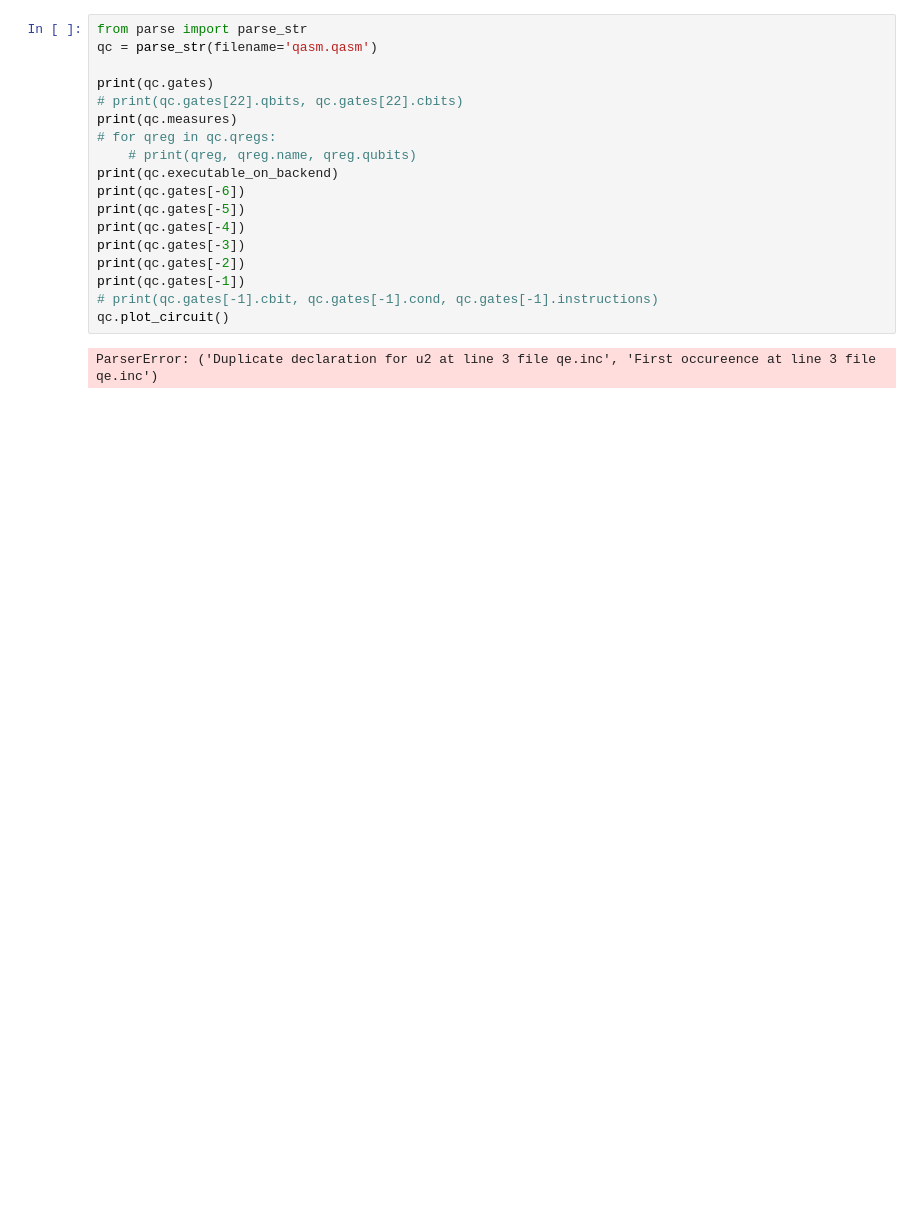
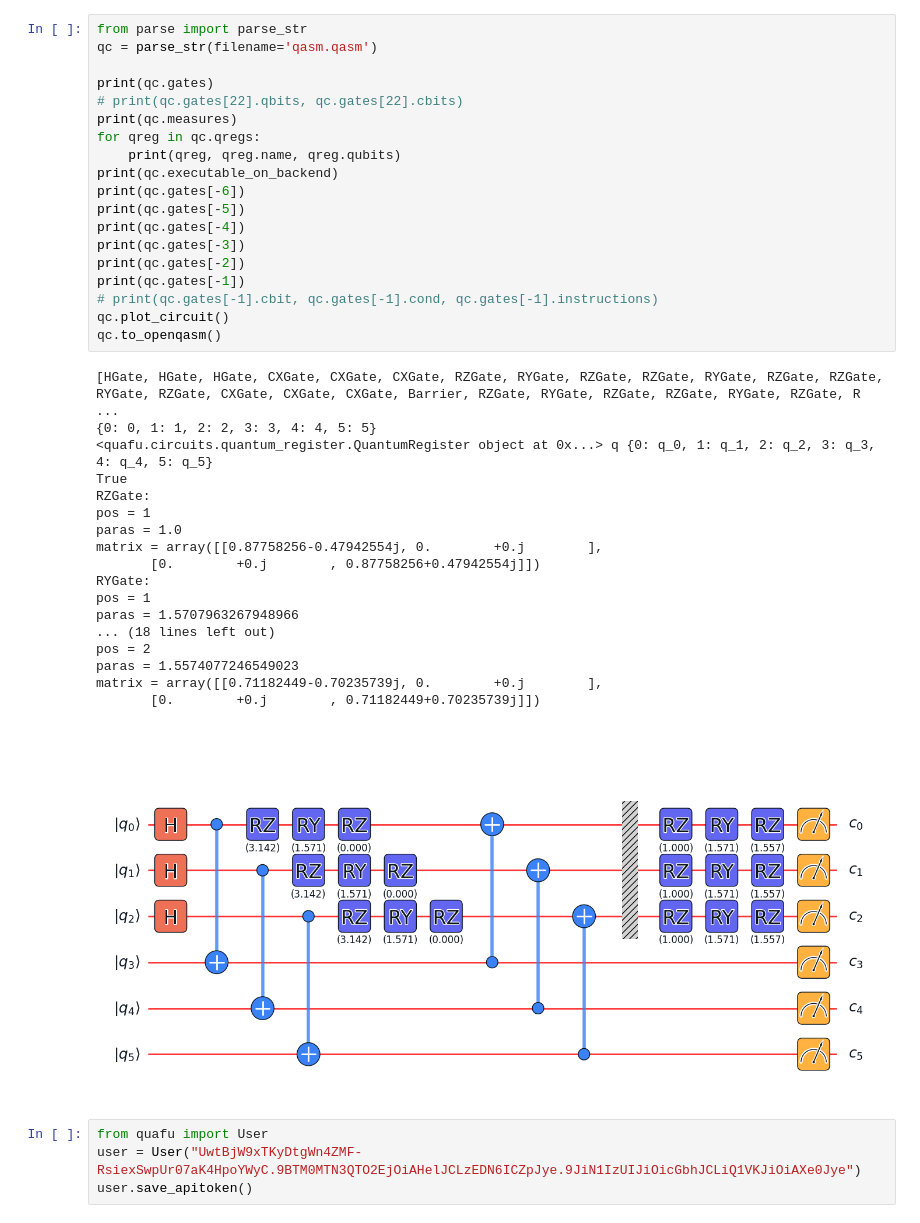
Before and after one commit to ScQ-Cloud/pyquafu, a Jupyter notebook: quafu/qfasm/test.ipynb, the cells around one changed output. Saved outputs shown, nothing was run; the diff lists cells and outputs as text; blank space fills up the shorter version.

```diff
--- a/quafu/qfasm/test.ipynb
+++ b/quafu/qfasm/test.ipynb
@@ -1,20 +1,42 @@
 # %%
 from parse import parse_str
 qc = parse_str(filename='qasm.qasm')
 
 print(qc.gates)
 # print(qc.gates[22].qbits, qc.gates[22].cbits)
 print(qc.measures)
-# for qreg in qc.qregs:
-    # print(qreg, qreg.name, qreg.qubits)
+for qreg in qc.qregs:
+    print(qreg, qreg.name, qreg.qubits)
 print(qc.executable_on_backend)
 print(qc.gates[-6])
 print(qc.gates[-5])
 print(qc.gates[-4])
 print(qc.gates[-3])
 print(qc.gates[-2])
 print(qc.gates[-1])
 # print(qc.gates[-1].cbit, qc.gates[-1].cond, qc.gates[-1].instructions)
 qc.plot_circuit()
+qc.to_openqasm()
 # %% [output]
-ParserError: ('Duplicate declaration for u2 at line 3 file qe.inc', 'First occureence at line 3 file qe.inc')
+[HGate, HGate, HGate, CXGate, CXGate, CXGate, RZGate, RYGate, RZGate, RZGate, RYGate, RZGate, RZGate, RYGate, RZGate, CXGate, CXGate, CXGate, Barrier, RZGate, RYGate, RZGate, RZGate, RYGate, RZGate, R ...
+{0: 0, 1: 1, 2: 2, 3: 3, 4: 4, 5: 5}
+<quafu.circuits.quantum_register.QuantumRegister object at 0x...> q {0: q_0, 1: q_1, 2: q_2, 3: q_3, 4: q_4, 5: q_5}
+True
+RZGate:
+pos = 1
+paras = 1.0
+matrix = array([[0.87758256-0.47942554j, 0.        +0.j        ],
+       [0.        +0.j        , 0.87758256+0.47942554j]])
+RYGate:
+pos = 1
+paras = 1.5707963267948966
+... (18 lines left out)
+pos = 2
+paras = 1.5574077246549023
+matrix = array([[0.71182449-0.70235739j, 0.        +0.j        ],
+       [0.        +0.j        , 0.71182449+0.70235739j]])
+[figure, added]
+# %%
+from quafu import User
+user = User("UwtBjW9xTKyDtgWn4ZMF-RsiexSwpUr07aK4HpoYWyC.9BTM0MTN3QTO2EjOiAHelJCLzEDN6ICZpJye.9JiN1IzUIJiOicGbhJCLiQ1VKJiOiAXe0Jye")
+user.save_apitoken()
```
Also changed, not shown: parts of 1 cell of this notebook, 4 other files.
